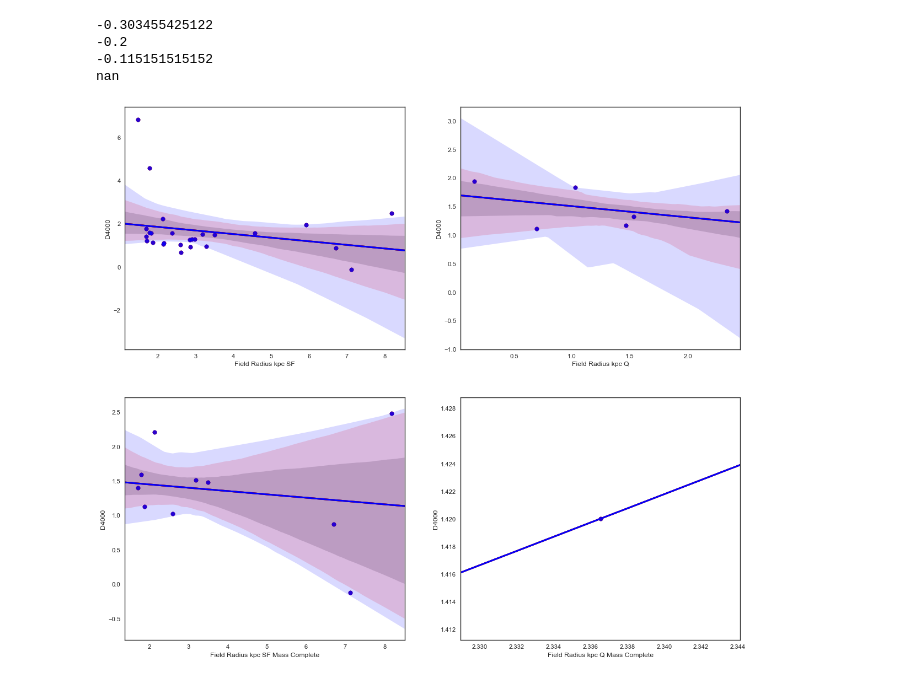
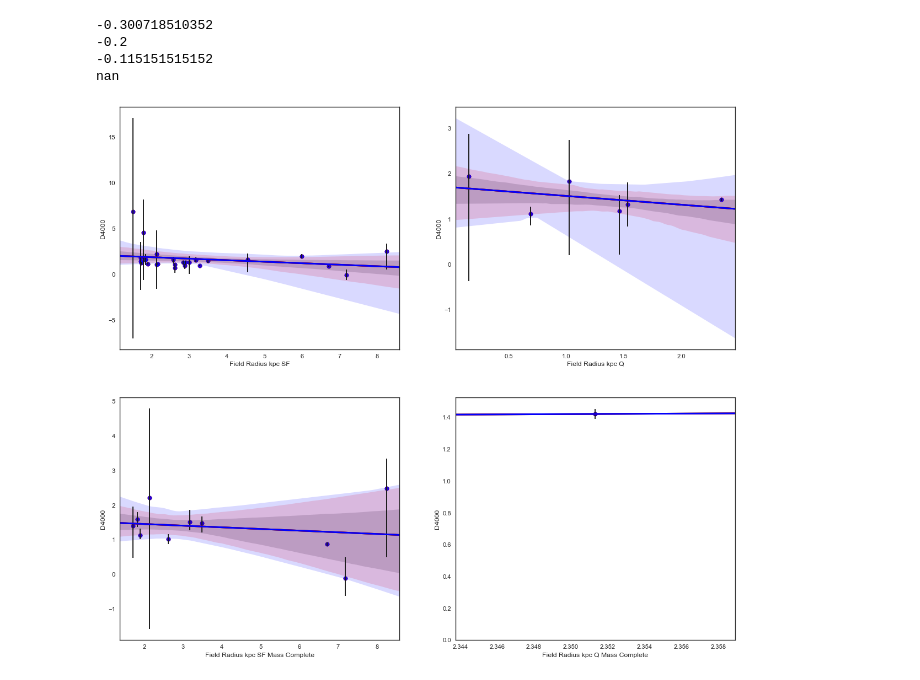
Before and after one commit to jrcooper91/van_der_Wel_size-mass, a Jupyter notebook: bootstrap.ipynb, the cells around one changed output. Saved outputs shown, nothing was run; the diff lists cells and outputs as text; code cells hidden in the pictures.

```diff
--- a/bootstrap.ipynb
+++ b/bootstrap.ipynb
@@ -236,35 +252,40 @@ print scipy.stats.stats.spearmanr(x, y)[0]
 ax = sns.set(style="white", color_codes=True)
 ax=plt.figure(figsize=(18, 16), dpi= 80, facecolor='w', edgecolor='k')
 ax = subplot(2,2,1)
 x, y = pd.Series(f_re_kpc[np.where(f_flag>0.9)], name="Field Radius kpc SF"), pd.Series(f_dk[np.where(f_flag>0.9)], name="D4000")
 ax = sns.regplot(x=x, y=y, ci=68,n_boot=1000,color='black')
 ax = sns.regplot(x=x, y=y, ci=95,n_boot=1000,color='red')
 ax = sns.regplot(x=x, y=y, ci=99.7,n_boot=1000,color='blue')
+ax = bar(x,y,yerr=[f_dk_p[np.where(f_flag>0.9)], f_dk_n[np.where(f_flag>0.9)]], facecolor='none')
 print scipy.stats.stats.spearmanr(x, y)[0]
 ax = subplot(2,2,2)
 x, y = pd.Series(f_re_kpc[np.where(f_flag<0.9)], name="Field Radius kpc Q"), pd.Series(f_dk[np.where(f_flag<0.9)], name="D4000")
 ax = sns.regplot(x=x, y=y, ci=68,n_boot=1000,color='black')
 ax = sns.regplot(x=x, y=y, ci=95,n_boot=1000,color='red')
 ax = sns.regplot(x=x, y=y, ci=99.7,n_boot=1000,color='blue')
+ax = bar(x,y,yerr=[f_dk_p[np.where(f_flag<0.9)], f_dk_n[np.where(f_flag<0.9)]], facecolor='none')
 print scipy.stats.stats.spearmanr(x, y)[0]
 ax = subplot(2,2,3)
 x, y = pd.Series(f_re_kpc[np.where(np.logical_and(f_flag>0.9,f_lmass>10.20))], name="Field Radius kpc SF Mass Complete"), pd.Series(f_dk[np.where(np.logical_and(f_flag>0.9,f_lmass>10.20))], name="D4000")
 ax = sns.regplot(x=x, y=y, ci=68,n_boot=1000,color='black')
 ax = sns.regplot(x=x, y=y, ci=95,n_boot=1000,color='red')
 ax = sns.regplot(x=x, y=y, ci=99.7,n_boot=1000,color='blue')
+ax = bar(x,y,yerr=[f_dk_p[np.where(np.logical_and(f_flag>0.9,f_lmass>10.20))], f_dk_n[np.where(np.logical_and(f_flag>0.9,f_lmass>10.20))]], facecolor='none')
 print scipy.stats.stats.spearmanr(x, y)[0]
 ax = subplot(2,2,4)
 x, y = pd.Series(f_re_kpc[np.where(np.logical_and(f_flag<0.9,f_lmass>10.20))], name="Field Radius kpc Q Mass Complete"), pd.Series(f_dk[np.where(np.logical_and(f_flag<0.9,f_lmass>10.20))], name="D4000")
 ax = sns.regplot(x=x, y=y, ci=68,n_boot=1000,color='black')
 ax = sns.regplot(x=x, y=y, ci=95,n_boot=1000,color='red')
 ax = sns.regplot(x=x, y=y, ci=99.7,n_boot=1000,color='blue')
+ax = bar(x,y,yerr=[f_dk_p[np.where(np.logical_and(f_flag<0.9,f_lmass>10.20))], f_dk_n[np.where(np.logical_and(f_flag<0.9,f_lmass>10.20))]], facecolor='none')
 print scipy.stats.stats.spearmanr(x, y)[0]
+ax = plt.show()
 # %% [output]
--0.303455425122
+-0.300718510352
 -0.2
 -0.115151515152
 nan
-[figure, old version]
+[figure, new version]
 # %%
 ax = sns.set(style="white", color_codes=True)
 ax = plt.figure(figsize=(18, 16), dpi= 80, facecolor='none', edgecolor='k')
```
Also changed, not shown: parts of 16 cells of this notebook.
